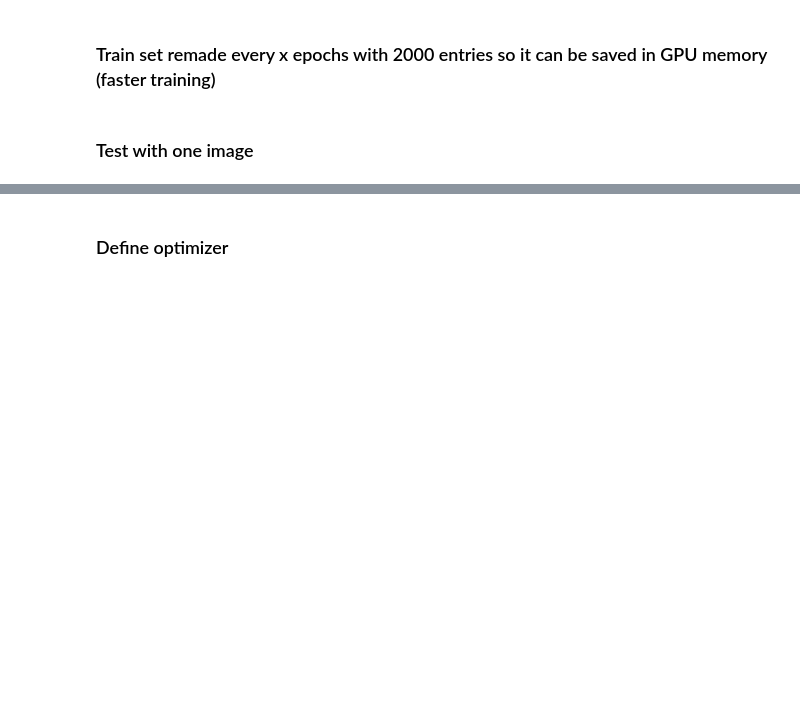
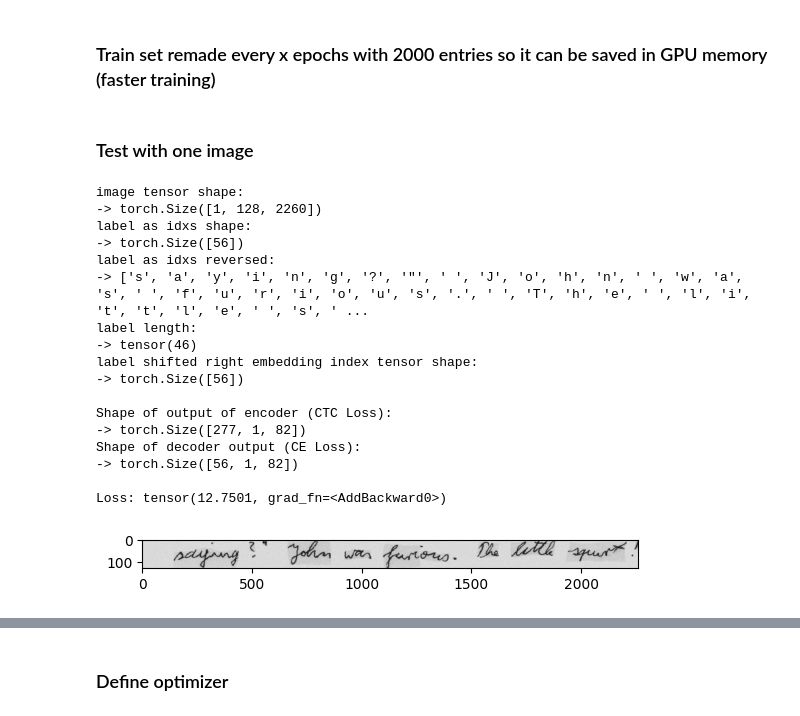
Before and after one commit to hkolstee/IAM_CNN_transformer, a Jupyter notebook: lightweight_transformer_pipeline.ipynb, the cells around one changed output, grey strips where cells are left out. Saved outputs shown, nothing was run; the diff lists cells and outputs as text; code cells hidden in the pictures; blank space fills up the shorter version.

Commit message:
changed from onehot label to indice label with padding index ignored

```diff
--- a/lightweight_transformer_pipeline.ipynb
+++ b/lightweight_transformer_pipeline.ipynb
@@ -265,7 +327,7 @@ class addGaussianNoise(object):
 # %%
 class elasticTransform(object):
     def __init__(self):
-        self.elastic = iaa.ElasticTransformation(alpha = 800, sigma = 33, mode = "nearest")
+        self.elastic = iaa.ElasticTransformation(alpha = 800, sigma = 38, mode = "nearest")
 
     def __call__(self, image):
         image = self.elastic.augment_image(image.squeeze())
@@ -275,9 +337,9 @@ class randomPad(object):
     def __call__(self, image):
         i = np.random.randint(0, 1)
         if i == 0:
-            image = np.pad(image.squeeze(), ((0, 0), (np.random.randint(0, 200), 0)), constant_values = 255)
+            image = np.pad(image.squeeze(), ((0, 0), (np.random.randint(0, 150), 0)), constant_values = 255)
         else:
-            image = np.pad(image.squeeze(), ((0, 0), (0, np.random.randint(0, 200))), constant_values = 255)
+            image = np.pad(image.squeeze(), ((0, 0), (0, np.random.randint(0, 150))), constant_values = 255)
         return np.expand_dims(image, 0)
 # %%
 class HandWritingDataset(Dataset):
@@ -329,7 +391,7 @@ class HandWritingDataset(Dataset):
                                for label in self.decoder_input_as_idxs]
 
         # transform target labels into one hot encoding vectors
-        self.labels_as_onehot =  [F.one_hot(label, num_classes = len(self.char_to_idx_mapping)).squeeze().float() for label in self.labels_as_idxs]
+        # self.labels_as_onehot =  [F.one_hot(label, num_classes = len(self.char_to_idx_mapping)).squeeze().float() for label in self.labels_as_idxs]
         # self.labels_as_onehot =  [F.one_hot(label, num_classes = len(self.char_to_idx_mapping)).squeeze().float().to(device) for label in self.labels_as_idxs]
 
     # reshapes + pads the images to the correct input width and height
@@ -352,15 +414,18 @@ class HandWritingDataset(Dataset):
         image = self.images[index]
 
         # label
-        encoder_label = self.labels_as_idxs[index].squeeze()
-        decoder_label = self.labels_as_onehot[index]
+        label = self.labels_as_idxs[index].squeeze()
+        # decoder_label = self.labels_as_onehot[index]
             # used for CTC Loss
         label_length = self.labels_lengths[index]
         # label shifted right
         decoder_in = self.decoder_input_as_idxs[index].squeeze()
 
         # image = tensor, label = one hot encoded target characters, decoder_in = label shifted right as indices for embedding table
-        return image, encoder_label, label_length, decoder_label, decoder_in
+        # return image, encoder_label, label_length, decoder_label, decoder_in
+
+        # image = tensor, label = class indices, label_length = sequence length, decoder_in = label shifted right with <BOS> inserted
+        return image, label, label_length, decoder_in
 
     def __len__(self):
         # return length of column
@@ -604,6 +669,6 @@ class HWRTransformer(nn.Module):
 # %%
 hwr_transformer = HWRTransformer(INPUT_HEIGHT, input_width, len(char_to_idx_mapping), longest_label)
 
-hwr_transformer.load_state_dict(torch.load("/content/drive/MyDrive/model_train22.pth", map_location = torch.device(device)))
+# hwr_transformer.load_state_dict(torch.load("/content/drive/MyDrive/model_train22.pth", map_location = torch.device(device)))
 
-hwr_transformer = hwr_transformer.to(device)
+# hwr_transformer = hwr_transformer.to(device)
@@ -622,33 +731,58 @@ test_loader = DataLoader(test_set, batch_size = BATCH_SIZE, shuffle = True, num_
 ### Test with one image
 # %%
 # test image as tensor, test label as one hot encoded target characters, labels shifted right as indices for embedding table
-image, label_as_idxs, label_length, test_label_one_hot, label_as_idxs_shifted_right = train_set[0]
-image2, _, _, _, _, = test_set[0]
+image, label_as_idxs, label_length, label_as_idxs_shifted_right = train_set[0]
+# image, label_as_idxs, label_length, test_label_one_hot, label_as_idxs_shifted_right = train_set[0]
+# image2, _, _, _, _, = test_set[0]
+image2, _, _, _ = test_set[0]
 
 
 image.to(device)
 label_as_idxs.to(device)
 label_length.to(device)
-test_label_one_hot.to(device)
+# test_label_one_hot.to(device)
 label_as_idxs_shifted_right.to(device)
 
 print("image tensor shape:\n->", image.shape)
 print("label as idxs shape:\n->", label_as_idxs.shape)
 print("label as idxs reversed:\n->", [train_set.idx_to_char_mapping[char.item()] for char in label_as_idxs])
 print("label length:\n->", label_length)
-print("one hot label shape:\n->", test_label_one_hot.shape)
+# print("one hot label shape:\n->", test_label_one_hot.shape)
 print("label shifted right embedding index tensor shape:\n->", label_as_idxs_shifted_right.shape)
 
 # create "batch" with single image
 test_image_batch = image.unsqueeze(0)
 labels_shifted_right_idxs_batch = label_as_idxs_shifted_right.unsqueeze(0)
 
 # show image
 plt.imshow(image[0, :, :].cpu(), cmap = "gray")
 
 # test label = <BOS> *sentence in tokens* <EOS> <PAD> <PAD> ...
 out1, out2 = hwr_transformer(test_image_batch.to(device), labels_shifted_right_idxs_batch.to(device))
 print("\nShape of output of encoder (CTC Loss):\n->", out1.shape)
 print("Shape of decoder output (CE Loss):\n->", out2.shape)
+
+# calculate loss
+loss = hybrid_loss_func(out1, out2, label_as_idxs.unsqueeze(0), label_length.unsqueeze(0))
+print("\nLoss:", loss)
+# %% [output]
+image tensor shape:
+-> torch.Size([1, 128, 2260])
+label as idxs shape:
+-> torch.Size([56])
+label as idxs reversed:
+-> ['s', 'a', 'y', 'i', 'n', 'g', '?', '"', ' ', 'J', 'o', 'h', 'n', ' ', 'w', 'a', 's', ' ', 'f', 'u', 'r', 'i', 'o', 'u', 's', '.', ' ', 'T', 'h', 'e', ' ', 'l', 'i', 't', 't', 'l', 'e', ' ', 's', ' ...
+label length:
+-> tensor(46)
+label shifted right embedding index tensor shape:
+-> torch.Size([56])
+
+Shape of output of encoder (CTC Loss):
+-> torch.Size([277, 1, 82])
+Shape of decoder output (CE Loss):
+-> torch.Size([56, 1, 82])
+
+Loss: tensor(12.7501, grad_fn=<AddBackward0>)
+[figure, added]
 # %%
 plt.imshow(image2[0, :, :].cpu(), cmap = "gray")
```
Also changed, not shown: parts of 21 cells of this notebook, 1 other file.
